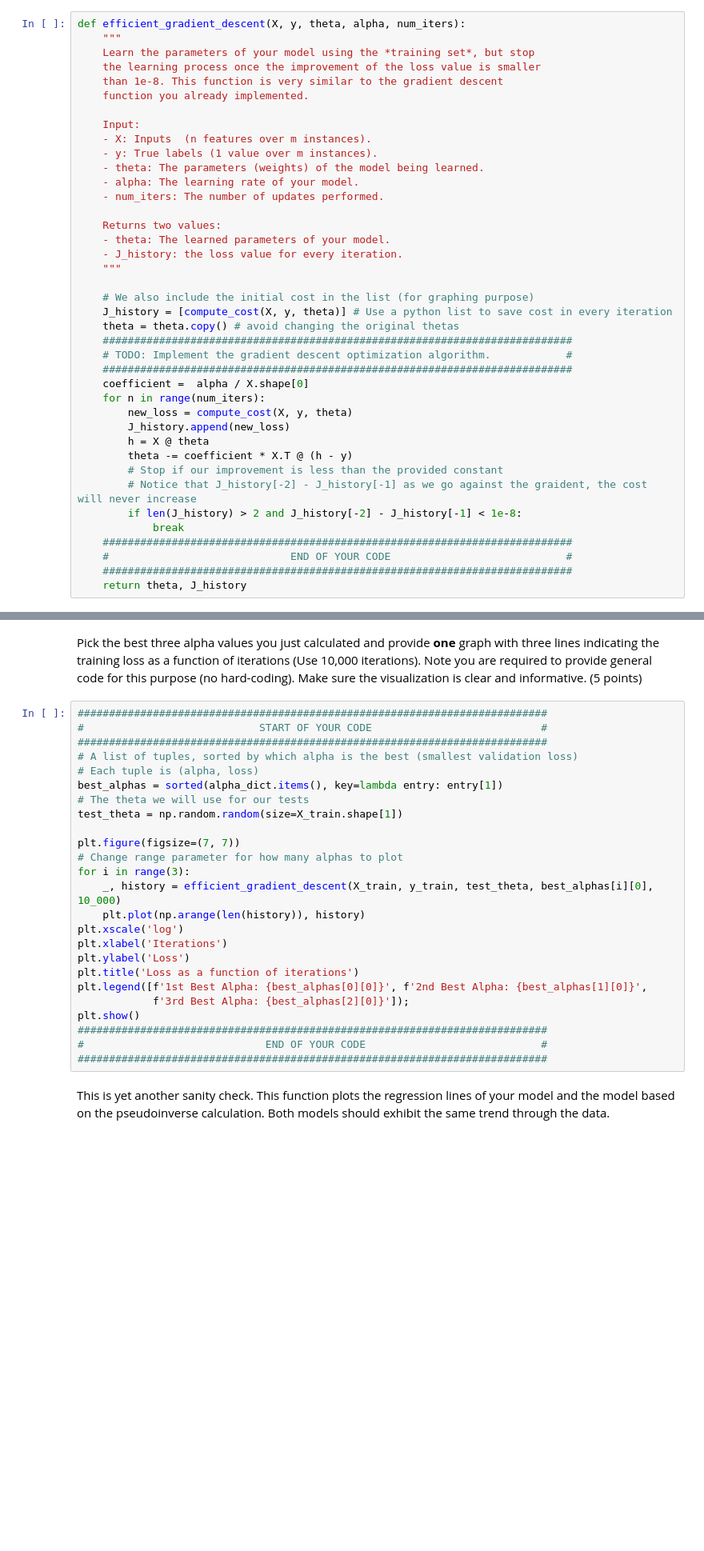
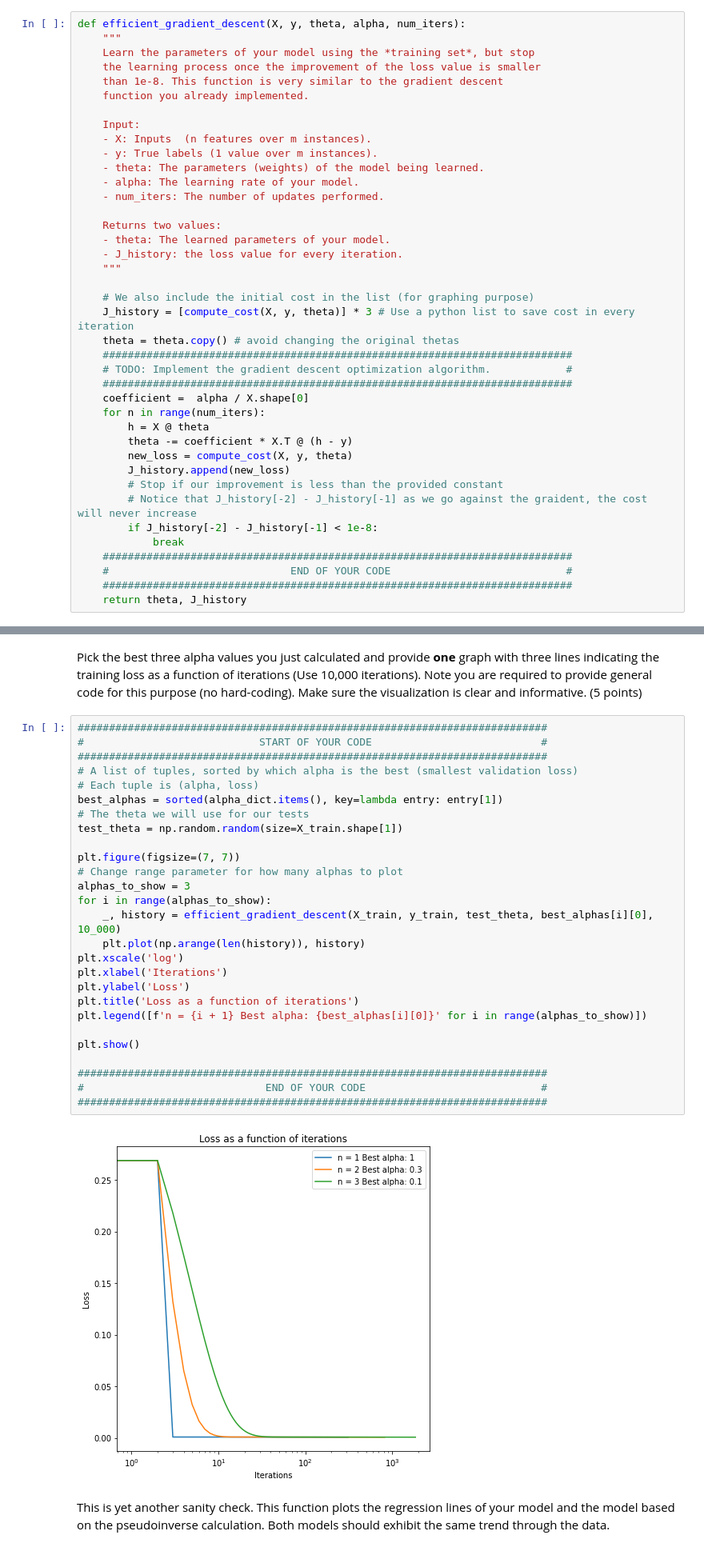
Before and after one commit to danspts/ml-hw, a Jupyter notebook: hw-1/hwa1.ipynb, the cells around one changed output, grey strips where cells are left out. Shown: that part at 80% size. Saved outputs shown, nothing was run; the diff lists cells and outputs as text; blank space fills up the shorter version.

```diff
--- a/hw-1/hwa1.ipynb
+++ b/hw-1/hwa1.ipynb
@@ -356,20 +357,20 @@ def efficient_gradient_descent(X, y, theta, alpha, num_iters):
     """
 
     # We also include the initial cost in the list (for graphing purpose)
-    J_history = [compute_cost(X, y, theta)] # Use a python list to save cost in every iteration
+    J_history = [compute_cost(X, y, theta)] * 3 # Use a python list to save cost in every iteration
     theta = theta.copy() # avoid changing the original thetas
     ###########################################################################
     # TODO: Implement the gradient descent optimization algorithm.            #
     ###########################################################################
     coefficient =  alpha / X.shape[0]
     for n in range(num_iters):
+        h = X @ theta
+        theta -= coefficient * X.T @ (h - y)
         new_loss = compute_cost(X, y, theta)
         J_history.append(new_loss)
-        h = X @ theta
-        theta -= coefficient * X.T @ (h - y)
         # Stop if our improvement is less than the provided constant
         # Notice that J_history[-2] - J_history[-1] as we go against the graident, the cost will never increase
-        if len(J_history) > 2 and J_history[-2] - J_history[-1] < 1e-8:
+        if J_history[-2] - J_history[-1] < 1e-8:
             break
     ###########################################################################
     #                             END OF YOUR CODE                            #
@@ -429,28 +432,32 @@ Pick the best three alpha values you just calculated and provide **one** graph w
 # %%
 ###########################################################################
 #                            START OF YOUR CODE                           #
 ###########################################################################
 # A list of tuples, sorted by which alpha is the best (smallest validation loss)
 # Each tuple is (alpha, loss)
 best_alphas = sorted(alpha_dict.items(), key=lambda entry: entry[1])
 # The theta we will use for our tests
 test_theta = np.random.random(size=X_train.shape[1])
 
 plt.figure(figsize=(7, 7))
 # Change range parameter for how many alphas to plot
-for i in range(3):
+alphas_to_show = 3
+for i in range(alphas_to_show):
     _, history = efficient_gradient_descent(X_train, y_train, test_theta, best_alphas[i][0], 10_000)
     plt.plot(np.arange(len(history)), history)
 plt.xscale('log')
 plt.xlabel('Iterations')
 plt.ylabel('Loss')
 plt.title('Loss as a function of iterations')
-plt.legend([f'1st Best Alpha: {best_alphas[0][0]}', f'2nd Best Alpha: {best_alphas[1][0]}',
-            f'3rd Best Alpha: {best_alphas[2][0]}']);
+plt.legend([f'n = {i + 1} Best alpha: {best_alphas[i][0]}' for i in range(alphas_to_show)])
+
 plt.show()
+
 ###########################################################################
 #                             END OF YOUR CODE                            #
 ###########################################################################
+# %% [output]
+[figure, added]
 # %% [markdown]
 This is yet another sanity check. This function plots the regression lines of your model and the model based on the pseudoinverse calculation. Both models should exhibit the same trend through the data.
 # %%
```
Also changed, not shown: parts of 18 cells of this notebook.
